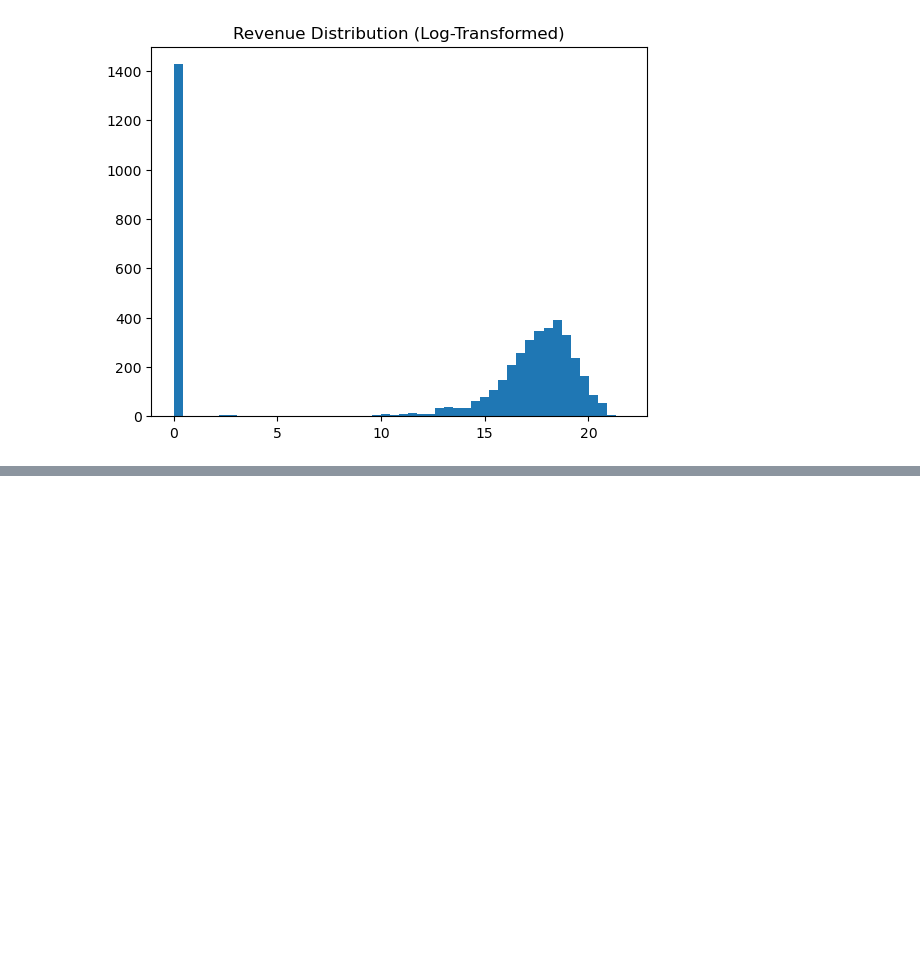
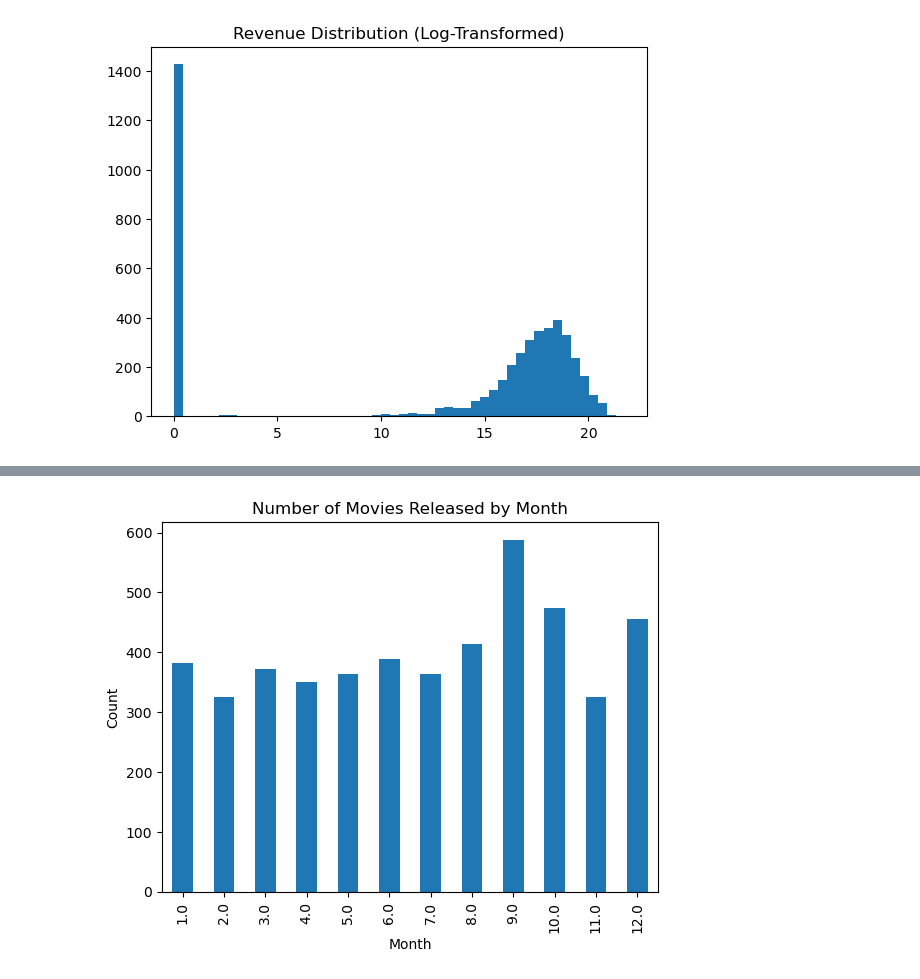
Before and after one commit to vaggala/movie-revenue-predictor, a Jupyter notebook: notebooks/testcsv.ipynb, the cells around one changed output, grey strips where cells are left out. Saved outputs shown, nothing was run; the diff lists cells and outputs as text; code cells hidden in the pictures; blank space fills up the shorter version.

```diff
--- a/notebooks/testcsv.ipynb
+++ b/notebooks/testcsv.ipynb
@@ -67,0 +107,6 @@ plt.show()
+# %%
+df['genres'] = df['genres'].apply(ast.literal_eval)
+df['cast'] = df['cast'].apply(ast.literal_eval)
+
+df['cast_size'] = df['cast'].apply(lambda x: len(x))
+print(df['cast_size'].describe())
@@ -67,0 +123,10 @@ plt.show()
+# %%
+df['release_date'] = pd.to_datetime(df['release_date'], errors='coerce')
+df['release_month'] = df['release_date'].dt.month
+df['release_month'].value_counts().sort_index().plot(kind='bar')
+plt.title('Number of Movies Released by Month')
+plt.xlabel('Month')
+plt.ylabel('Count')
+plt.show()
+# %% [output]
+[figure, added]
```
Also changed, not shown: parts of 6 cells of this notebook, 3 other files.
